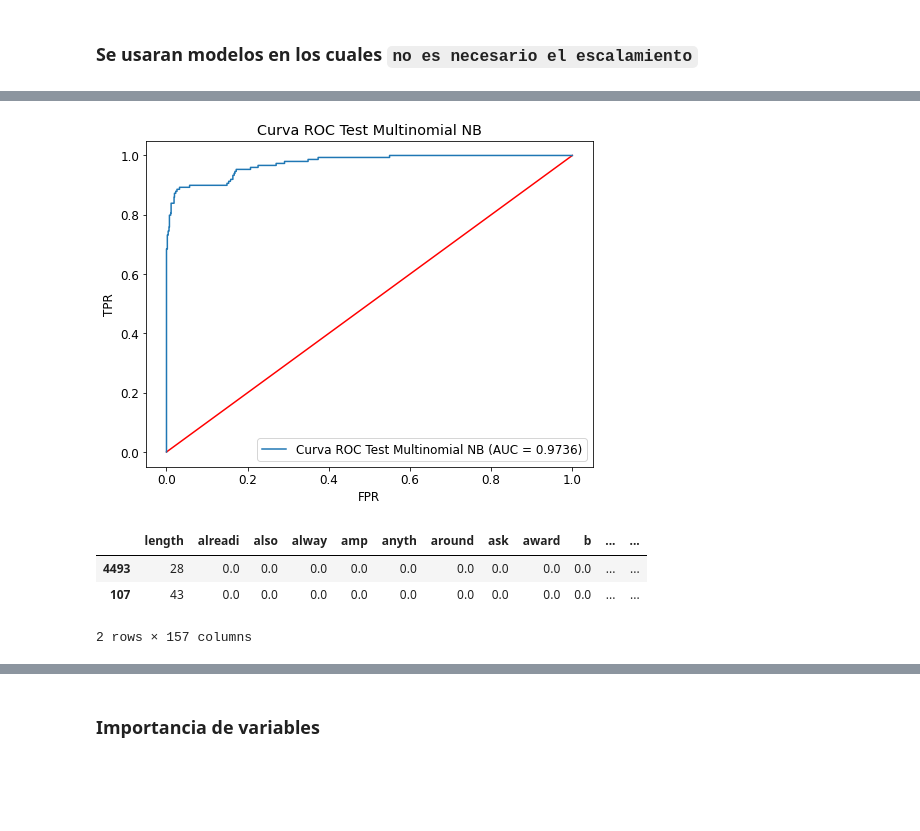
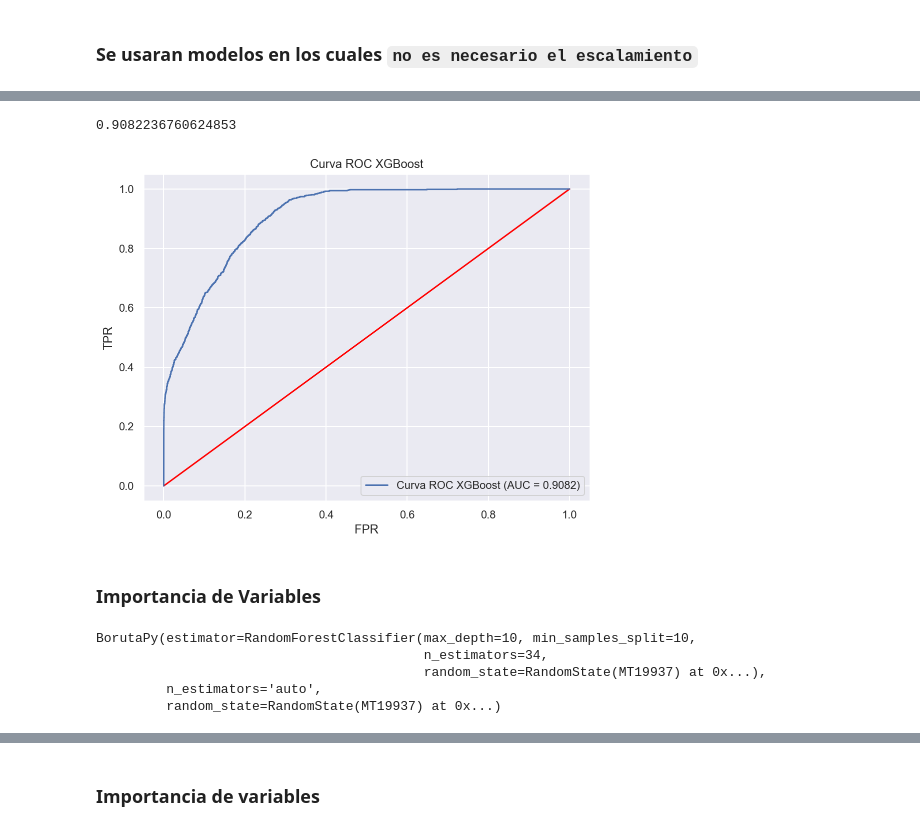
Before and after one commit to giordanap/MLA, a Jupyter notebook: Proyecto 01 - HR Analytics/arredondo-palomino-giordan-project-01.ipynb, the cells around one changed output, grey strips where cells are left out. Cells and saved outputs as stored; diff of their text form; code cells hidden in the pictures; blank space fills up the shorter version.

Commit message:
finally

```diff
--- a/Proyecto 01 - HR Analytics/arredondo-palomino-giordan-project-01.ipynb
+++ b/Proyecto 01 - HR Analytics/arredondo-palomino-giordan-project-01.ipynb
@@ -613,0 +788,7 @@ roc_auc_score(y_test, y_test_pred_proba)
+# %%
+xgb = xgbc(n_estimators=600, objective='binary:logistic', nthread=1, learning_rate = 0.05)
+# %%
+gs_rus = GridSearchCV(estimator = xgb, param_grid = parameters, scoring = 'roc_auc')
+gs_ros = GridSearchCV(estimator = xgb, param_grid = parameters, scoring = 'roc_auc')
+# %%
+gs_rus.fit(X_rus, y_rus)
@@ -614,4 +893,10 @@ roc_auc_score(y_test, y_test_pred_proba)
+# %%
+y_test_pred_proba = gs_rus.predict_proba(X_test_scaled)[:,1]
+# %%
+roc_auc_score(y_test, y_test_pred_proba)
+# %% [output]
+0.9082236760624853
 # %%
-plot_roc_curve(y_test, y_test_pred_proba, 'Test Multinomial NB')
+plot_roc_curve(y_test, y_test_pred_proba, 'XGBoost')
 # %% [output]
-[figure, old version]
+[figure, new version]
@@ -623,7 +903,11 @@ del(df_pred) # elimiinamos el dataframe temporal
-# %%
-data_test_final.head(2)
-# %% [output]
-|  | length | alreadi | also | alway | amp | anyth | around | ask | award | b | ... | ... |
-| 4493 | 28 | 0.0 | 0.0 | 0.0 | 0.0 | 0.0 | 0.0 | 0.0 | 0.0 | 0.0 | ... | ... |
-| 107 | 43 | 0.0 | 0.0 | 0.0 | 0.0 | 0.0 | 0.0 | 0.0 | 0.0 | 0.0 | ... | ... |
-2 rows × 157 columns
+# %% [markdown]
+### Importancia de Variables
+# %%
+boruta = BorutaPy(estimator = best_rf, n_estimators = 'auto', max_iter = 100)
+boruta.fit(X_rus.values, y_rus.values)
+# %% [output]
+BorutaPy(estimator=RandomForestClassifier(max_depth=10, min_samples_split=10,
+                                          n_estimators=34,
+                                          random_state=RandomState(MT19937) at 0x...),
+         n_estimators='auto',
+         random_state=RandomState(MT19937) at 0x...)
```
Also changed, not shown: parts of 253 cells of this notebook.
